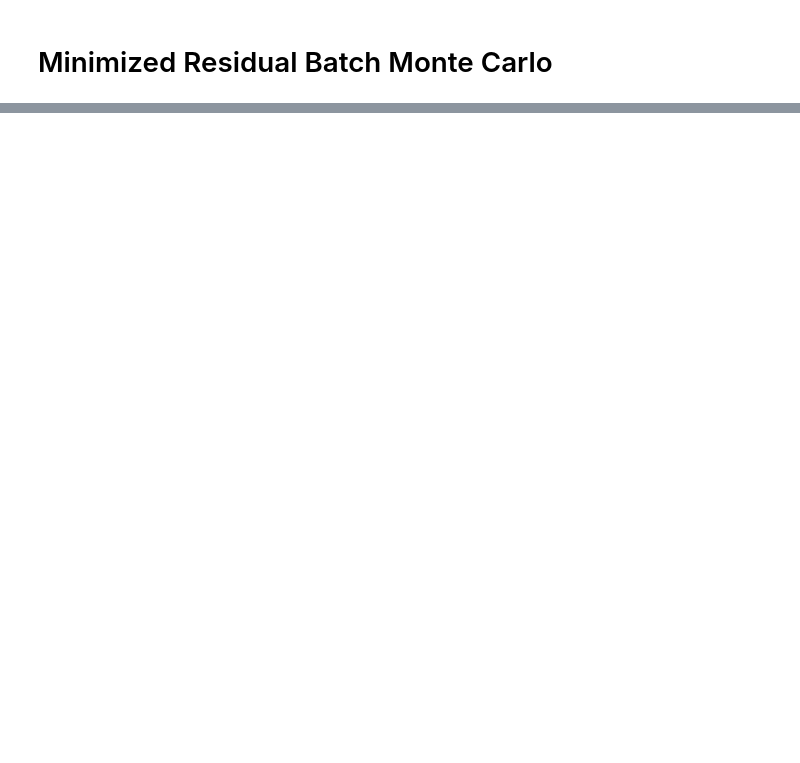
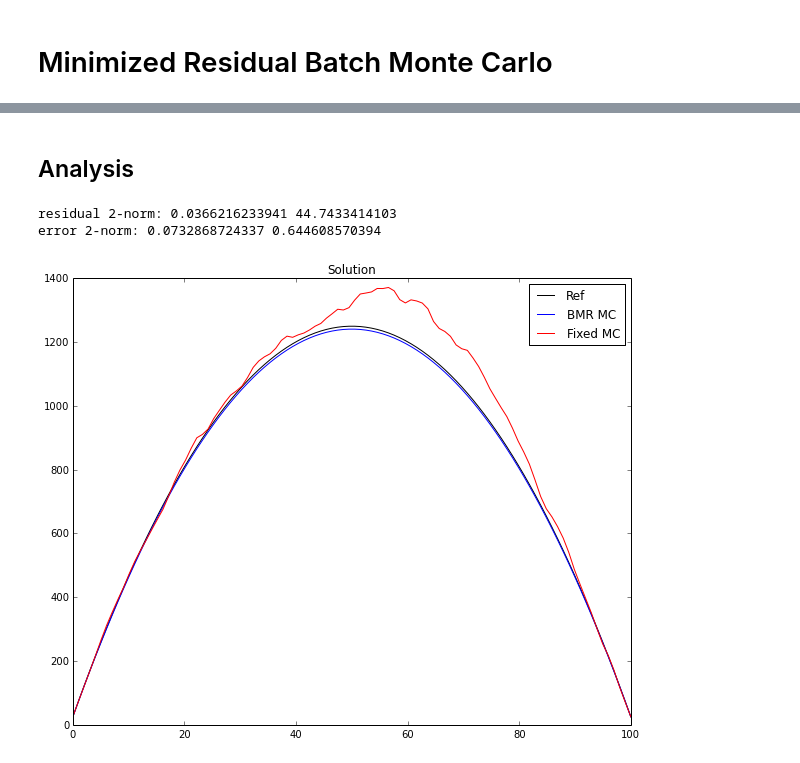
Before and after one commit to ORNL-CEES/MCREX, a Jupyter notebook: notebooks/stuart/bmr_mc.ipynb, the cells around one changed output, grey strips where cells are left out. Cells and saved outputs as stored; diff of their text form; code cells hidden in the pictures; blank space fills up the shorter version.

```diff
--- a/notebooks/stuart/bmr_mc.ipynb
+++ b/notebooks/stuart/bmr_mc.ipynb
@@ -72,0 +28,21 @@ ref = numpy.linalg.solve(A,f)
+# %%
+import time
+import mc_tools
+
+w_c = 1.0e-2
+np = 1000
+num_batch = 100
+np_batch = int(np / num_batch)
+x_batch = []
+time_bmr = 0
+
+for i in xrange(num_batch):
+    start = time.time()
+    x_b, sigma_b = mc_tools.monteCarloSolve( A, f, w_c, np_batch)
+    x_batch.append(x_b)
+    end = time.time()
+    time_bmr = time_bmr + end - start
+    print "Batch time (", i+1, "/", num_batch, "):", end-start
+
+print
+print "Total time:", time_bmr
@@ -73,30 +127,37 @@ ref = numpy.linalg.solve(A,f)
+# %% [markdown]
+## Analysis
 # %%
-r = array_tools.computeResidual(A,x,f)
 r_bmr = array_tools.computeResidual(A,x_bmr,f)
+r_fixed = array_tools.computeResidual(A,x_fixed,f)
 
-r_norm = numpy.linalg.norm(r,2)
 r_norm_bmr = numpy.linalg.norm(r_bmr,2)
+r_norm_fixed = numpy.linalg.norm(r_fixed,2)
 
-error = array_tools.relativeDiff(x,ref)
 error_bmr = array_tools.relativeDiff(x_bmr,ref)
+error_fixed = array_tools.relativeDiff(x_fixed,ref)
 
-error_norm = numpy.linalg.norm(error,2)
 error_norm_bmr = numpy.linalg.norm(error_bmr,2)
+error_norm_fixed = numpy.linalg.norm(error_fixed,2)
 
-print "residual 2-norm:", r_norm, r_norm_bmr
-print "error 2-norm:", error_norm, error_norm_bmr
+print "residual 2-norm:", r_norm_bmr, r_norm_fixed
+print "error 2-norm:", error_norm_bmr, error_norm_fixed
+# %% [output]
+residual 2-norm: 0.0366216233941 44.7433414103
+error 2-norm: 0.0732868724337 0.644608570394
 # %%
 %matplotlib inline
 import matplotlib.pyplot as plt
 from pylab import *
 
 plot_grid = numpy.linspace(0,grid_size,grid_size)
 figure(figsize=(10,8), dpi=100)
-plot(plot_grid,ref,'r',label="Ref")
-plot(plot_grid,x,'k',label="Standard MC")
+plot(plot_grid,ref,'k',label="Ref")
 plot(plot_grid,x_bmr,'b',label="BMR MC")
+plot(plot_grid,x_fixed,'r',label="Fixed MC")
 title("Solution")
 legend()
 show()
+# %% [output]
+[figure, added]
 # %%
 figure(figsize=(10,8), dpi=100)
```
Also changed, not shown: parts of 12 cells of this notebook.
